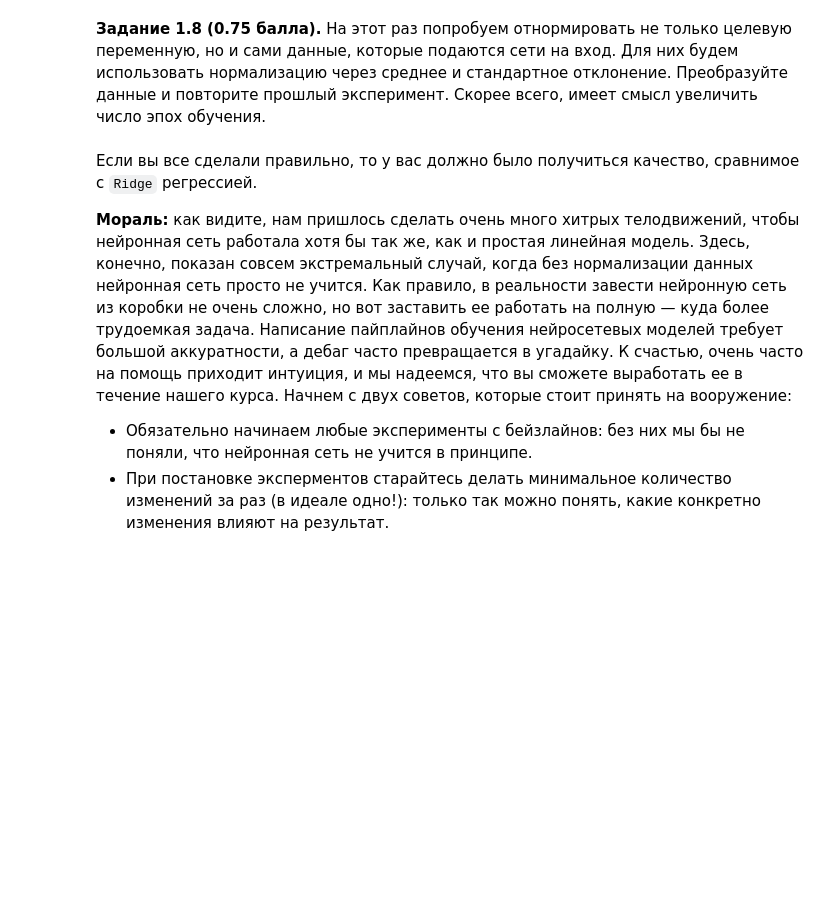
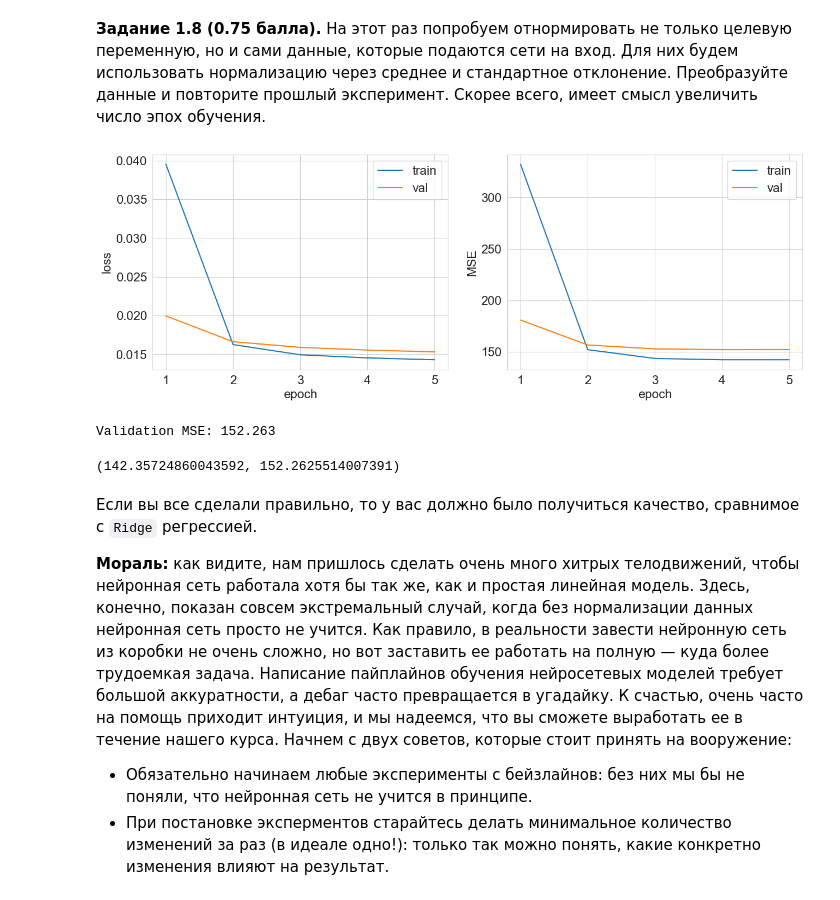
Before and after one commit to IYuminov/intro-to-dl-hse, a Jupyter notebook: homeworks-small/shw-01-mlp-light.ipynb, the cells around one changed output. Saved outputs shown, nothing was run; the diff lists cells and outputs as text; code cells hidden in the pictures; blank space fills up the shorter version.

```diff
--- a/homeworks-small/shw-01-mlp-light.ipynb
+++ b/homeworks-small/shw-01-mlp-light.ipynb
@@ -477,3 +469,61 @@ from sklearn.preprocessing import StandardScaler
+# %%
+from sklearn.preprocessing import StandardScaler
+
+# YOUR CODE HERE (－.－)...zzzZZZzzzZZZ
+scaller = StandardScaler()
+
+X_train_scaller = scaller.fit_transform(X_train) # скалирование train данных
+X_val_scaller = scaller.transform(X_val) # скалирование validate данных
+
+tensor_X_train = torch.from_numpy(X_train_scaller).float() # перевожу train скалированные данные в torch.tensor с float32
+tensor_X_val = torch.from_numpy(X_val_scaller).float()# validate скалированные данные в torch.tensor с float32
+
+train_tensor_dataset_scaller = TensorDataset(
+    tensor_X_train,
+    tensor_Y_train.reshape(-1, 1) # беру из прошлого преобразования
+    )
+
+val_tensor_dataset_scaller = TensorDataset(
+    tensor_X_val,
+    tensor_Y_val.reshape(-1, 1) # также из прошлого преобразования
+    )
+
+train_loader_scaller = DataLoader(train_tensor_dataset_scaller, batch_size= 64, shuffle= True, num_workers= 4, drop_last= True)
+val_loader_scaller = DataLoader(val_tensor_dataset_scaller, batch_size= 64, shuffle= False, num_workers= 4, drop_last= True)
+
+class Net(nn.Module):
+    def __init__(self, num_hidden= 128):
+        super().__init__()
+        self.net = nn.Sequential(
+            nn.Linear(90, num_hidden),
+            nn.ReLU(),
+            nn.Linear(num_hidden, 1),
+            nn.Sigmoid()
+        )
+
+    def forward(self, x):
+        return self.net(x)
+
+net = Net().to(device)
+optimizer = torch.optim.SGD(net.parameters(), lr=1e-3)
+criterion = nn.MSELoss()
+metric = lambda y_true, y_pred, : torch.mean(denormalize(y_pred[:, 0] - y_true, min_target, max_target) ** 2)
+
+train_and_validate(
+    net,
+    optimizer,
+    criterion,
+    metric,
+    train_loader_scaller,
+    val_loader_scaller,
+    5,
+    device,
+    verbose= True
+    )
+# %% [output]
+[figure, added]
+Validation MSE: 152.263
+(142.35724860043592, 152.2625514007391)
 # %% [markdown]
 Если вы все сделали правильно, то у вас должно было получиться качество, сравнимое с `Ridge` регрессией.
 
```
Also changed, not shown: parts of 20 cells of this notebook.
